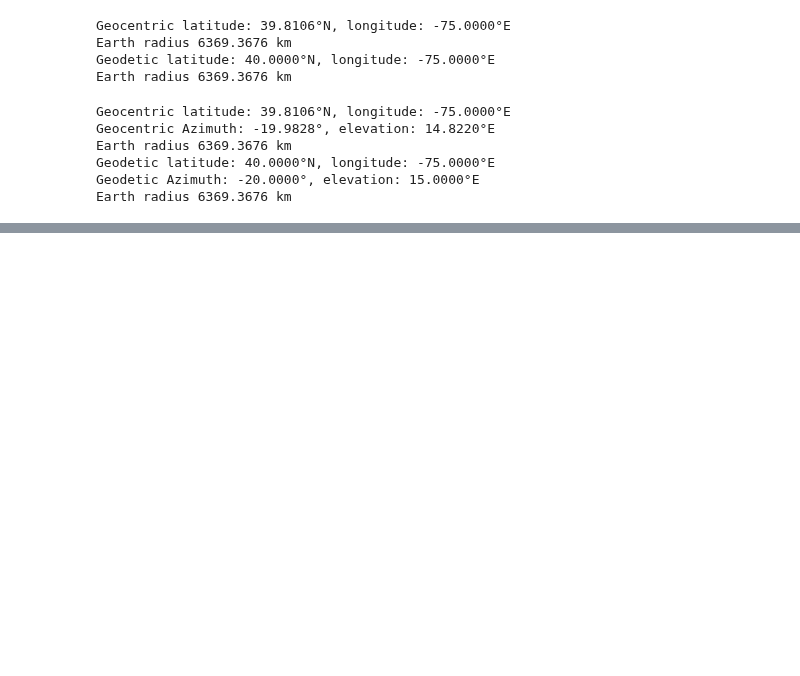
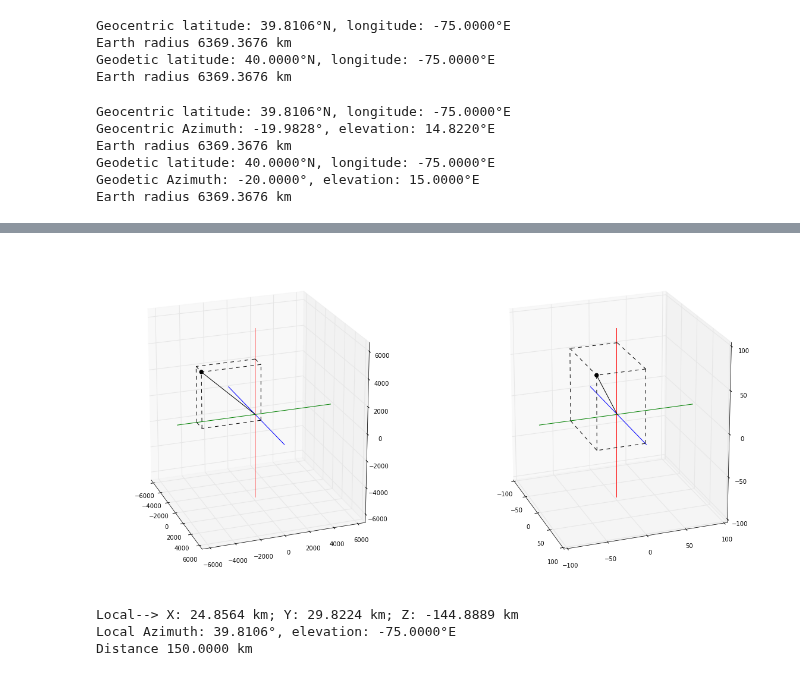
Before and after one commit to vtsuperdarn/davitpy, a Jupyter notebook: docs/notebook/geoPack.ipynb, the cells around one changed output, grey strips where cells are left out. Saved outputs shown, nothing was run; the diff lists cells and outputs as text; code cells hidden in the pictures; blank space fills up the shorter version.

```diff
--- a/docs/notebook/geoPack.ipynb
+++ b/docs/notebook/geoPack.ipynb
@@ -47,0 +109,62 @@ Earth radius 6369.3676 km
+# %%
+# Test gcarToLcar (graphic)
+fig = plt.figure(figsize(20,10))
+
+# Plot global position
+ax = fig.add_subplot(121, projection='3d')
+ax.plot3D([-Rav,Rav],[0,0],[0,0],'b')
+ax.plot3D([0,0],[-Rav,Rav],[0,0],'g')
+ax.plot3D([0,0],[0,0],[-Rav,Rav],'r')
+ax.plot3D([0,gX],[0,gY],[0,gZ],'k')
+ax.plot3D([gX,gX],[0,gY],[gZ,gZ],'k--')
+ax.plot3D([0,0],[0,gY],[gZ,gZ],'k--')
+ax.plot3D([gX,gX],[0,gY],[0,0],'k--')
+ax.plot3D([0,gX],[gY,gY],[gZ,gZ],'k--')
+ax.plot3D([0,gX],[0,0],[gZ,gZ],'k--')
+ax.plot3D([0,gX],[gY,gY],[0,0],'k--')
+ax.plot3D([gX,gX],[gY,gY],[0,gZ],'k--')
+ax.plot3D([0,0],[gY,gY],[0,gZ],'k--')
+ax.plot3D([gX,gX],[0,0],[0,gZ],'k--')
+ax.scatter3D(gX,gY,gZ,marker='o',c='k',s=40)
+ax.set_xlim([-Rav,Rav])
+ax.set_ylim([-Rav,Rav])
+ax.set_zlim([-Rav,Rav])
+ax.view_init(20,-20)
+
+# Plot local position
+llim = 100.
+ax = fig.add_subplot(122, projection='3d')
+ax.plot3D([-llim,llim],[0,0],[0,0],'b')
+ax.plot3D([0,0],[-llim,llim],[0,0],'g')
+ax.plot3D([0,0],[0,0],[-llim,llim],'r')
+ax.plot3D([0,lX],[0,lY],[0,lZ],'k')
+ax.plot3D([lX,lX],[0,lY],[lZ,lZ],'k--')
+ax.plot3D([0,0],[0,lY],[lZ,lZ],'k--')
+ax.plot3D([lX,lX],[0,lY],[0,0],'k--')
+ax.plot3D([0,lX],[lY,lY],[lZ,lZ],'k--')
+ax.plot3D([0,lX],[0,0],[lZ,lZ],'k--')
+ax.plot3D([0,lX],[lY,lY],[0,0],'k--')
+ax.plot3D([lX,lX],[lY,lY],[0,lZ],'k--')
+ax.plot3D([0,0],[lY,lY],[0,lZ],'k--')
+ax.plot3D([lX,lX],[0,0],[0,lZ],'k--')
+ax.scatter3D(lX,lY,lZ,marker='o',c='k',s=40)
+ax.set_xlim([-llim,llim])
+ax.set_ylim([-llim,llim])
+ax.set_zlim([-llim,llim])
+ax.view_init(20,-20)
+# %% [output]
+[figure, added]
+# %%
+# Test lspToLcar
+(gclat, gclon, Re, gaz, gel) = geodToGeocAzEl(lat,lon,az,el)
+(lX, lY, lZ) = lspToLcar(gclat, gclon, dist)
+print 'Local--> X: {:5.4f} km; Y: {:5.4f} km; Z: {:5.4f} km'.format(lX,lY,lZ)
+(laz, lel, ldist) = lspToLcar(lX, lY, lZ, into='lsp')
+print 'Local Azimuth: {:5.4f}'.format(laz)+unichr(176)+', elevation: {:5.4f}'.format(lel)+unichr(176)+'E'
+(gclat, gclon, Re, gaz, gel) = geodToGeocAzEl(lat,lon,az,el,into='geod')
+print 'global Azimuth: {:5.4f}'.format(gaz)+unichr(176)+', elevation: {:5.4f}'.format(gel)+unichr(176)+'E'
+print 'Distance {:5.4f} km'.format(ldist)
+# %% [output]
+Local--> X: 24.8564 km; Y: 29.8224 km; Z: -144.8889 km
+Local Azimuth: 39.8106°, elevation: -75.0000°E
+Distance 150.0000 km
```
Also changed, not shown: parts of 6 cells of this notebook, 2 other files.
